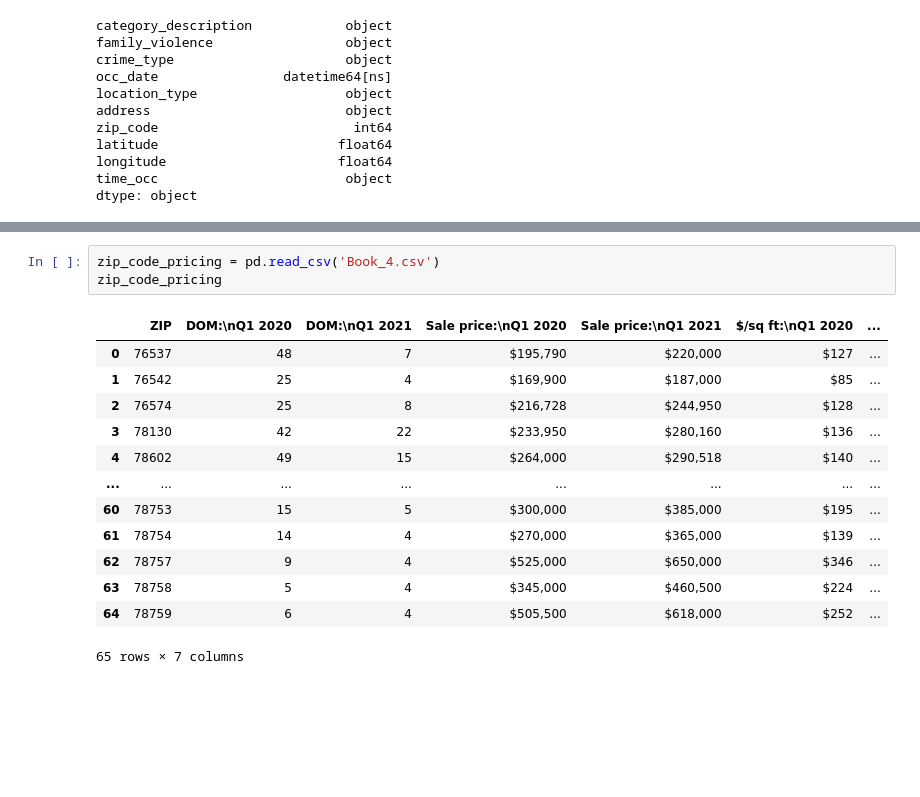
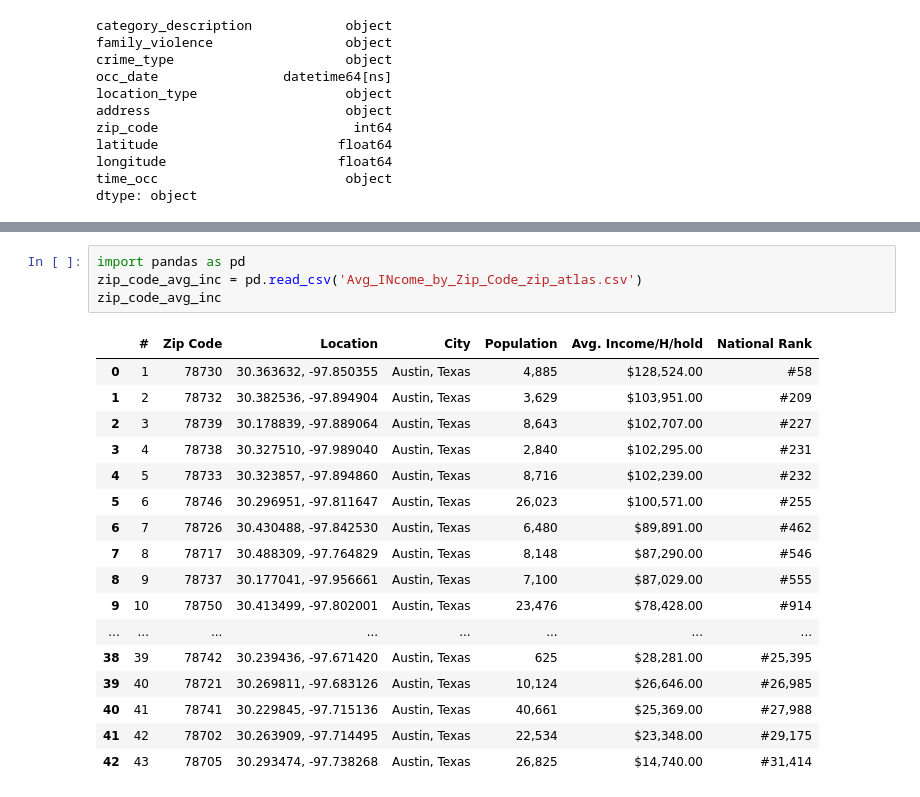
Before and after one commit to ChristopheGarcia1/Crime_Analysis-, a Jupyter notebook: src/resources/crime_cleaning.ipynb, the cells around one changed output, grey strips where cells are left out. Drawn from its saved outputs; the diff is of its cells as text; blank space fills up the shorter version.

```diff
--- a/src/resources/crime_cleaning.ipynb
+++ b/src/resources/crime_cleaning.ipynb
@@ -254,18 +285,23 @@ crime_by_zipcode_df
 252 rows × 1 columns
-# %%
-zip_code_pricing = pd.read_csv('Book_4.csv')
-zip_code_pricing
-# %% [output]
-|  | ZIP | DOM:\nQ1 2020 | DOM:\nQ1 2021 | Sale price:\nQ1 2020 | Sale price:\nQ1 2021 | $/sq ft:\nQ1 2020 | ... |
-| 0 | 76537 | 48 | 7 | $195,790 | $220,000 | $127 | ... |
-| 1 | 76542 | 25 | 4 | $169,900 | $187,000 | $85 | ... |
-| 2 | 76574 | 25 | 8 | $216,728 | $244,950 | $128 | ... |
-| 3 | 78130 | 42 | 22 | $233,950 | $280,160 | $136 | ... |
-| 4 | 78602 | 49 | 15 | $264,000 | $290,518 | $140 | ... |
-| ... | ... | ... | ... | ... | ... | ... | ... |
-| 60 | 78753 | 15 | 5 | $300,000 | $385,000 | $195 | ... |
-| 61 | 78754 | 14 | 4 | $270,000 | $365,000 | $139 | ... |
-| 62 | 78757 | 9 | 4 | $525,000 | $650,000 | $346 | ... |
-| 63 | 78758 | 5 | 4 | $345,000 | $460,500 | $224 | ... |
-| 64 | 78759 | 6 | 4 | $505,500 | $618,000 | $252 | ... |
-65 rows × 7 columns
+# %%
+import pandas as pd
+zip_code_avg_inc = pd.read_csv('Avg_INcome_by_Zip_Code_zip_atlas.csv')
+zip_code_avg_inc
+# %% [output]
+|  | # | Zip Code | Location | City | Population | Avg. Income/H/hold | National Rank |
+| 0 | 1 | 78730 | 30.363632, -97.850355 | Austin, Texas | 4,885 | $128,524.00 | #58 |
+| 1 | 2 | 78732 | 30.382536, -97.894904 | Austin, Texas | 3,629 | $103,951.00 | #209 |
+| 2 | 3 | 78739 | 30.178839, -97.889064 | Austin, Texas | 8,643 | $102,707.00 | #227 |
+| 3 | 4 | 78738 | 30.327510, -97.989040 | Austin, Texas | 2,840 | $102,295.00 | #231 |
+| 4 | 5 | 78733 | 30.323857, -97.894860 | Austin, Texas | 8,716 | $102,239.00 | #232 |
+| 5 | 6 | 78746 | 30.296951, -97.811647 | Austin, Texas | 26,023 | $100,571.00 | #255 |
+| 6 | 7 | 78726 | 30.430488, -97.842530 | Austin, Texas | 6,480 | $89,891.00 | #462 |
+| 7 | 8 | 78717 | 30.488309, -97.764829 | Austin, Texas | 8,148 | $87,290.00 | #546 |
+| 8 | 9 | 78737 | 30.177041, -97.956661 | Austin, Texas | 7,100 | $87,029.00 | #555 |
+| 9 | 10 | 78750 | 30.413499, -97.802001 | Austin, Texas | 23,476 | $78,428.00 | #914 |
+| ... | ... | ... | ... | ... | ... | ... | ... |
+| 38 | 39 | 78742 | 30.239436, -97.671420 | Austin, Texas | 625 | $28,281.00 | #25,395 |
+| 39 | 40 | 78721 | 30.269811, -97.683126 | Austin, Texas | 10,124 | $26,646.00 | #26,985 |
+| 40 | 41 | 78741 | 30.229845, -97.715136 | Austin, Texas | 40,661 | $25,369.00 | #27,988 |
+| 41 | 42 | 78702 | 30.263909, -97.714495 | Austin, Texas | 22,534 | $23,348.00 | #29,175 |
+| 42 | 43 | 78705 | 30.293474, -97.738268 | Austin, Texas | 26,825 | $14,740.00 | #31,414 |
```
Also changed, not shown: parts of 22 cells of this notebook, 1 other file.
